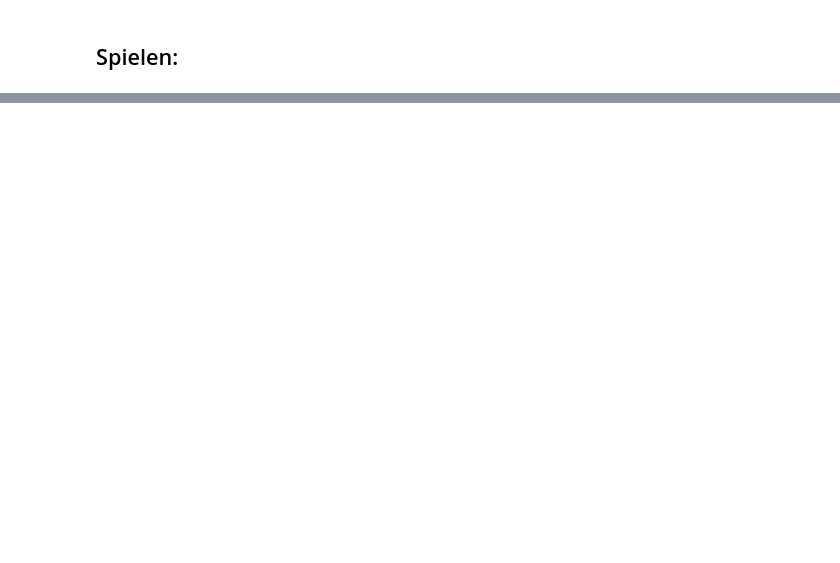
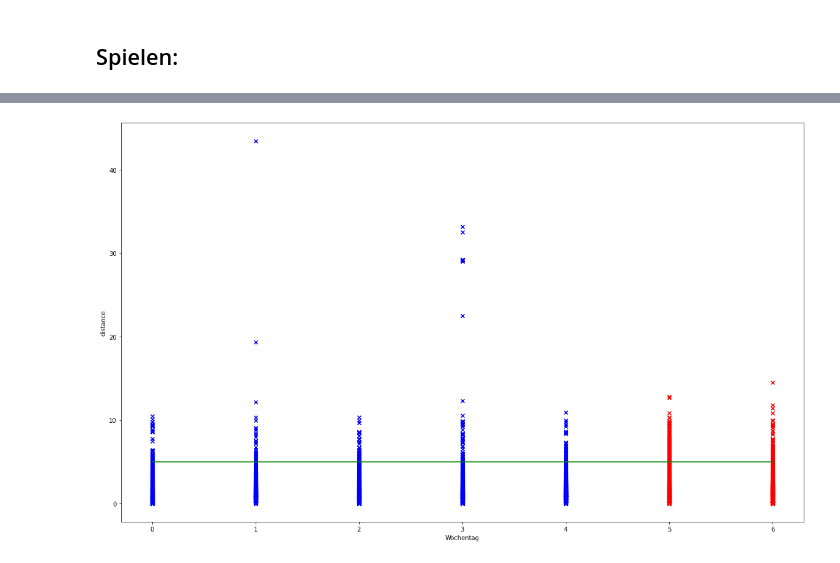
Before and after one commit to Polifka/eagle_gang, a Jupyter notebook: clustering.ipynb, the cells around one changed output, grey strips where cells are left out. Saved outputs shown, nothing was run; the diff lists cells and outputs as text; code cells hidden in the pictures; blank space fills up the shorter version.

```diff
--- a/clustering.ipynb
+++ b/clustering.ipynb
@@ -39,0 +67,22 @@ KeyError: "None of [Float64Index([ 2.6629578210697096,   2.182597844114829,  1.2
+# %%
+def weekday_cluster(yLabel):
+    plt.figure(figsize = (20,12))
+    s1 = plt.scatter(Duesseldorf_set['weekday'][Duesseldorf_set['weekday'] > 4], Duesseldorf_set[yLabel][Duesseldorf_set['weekday'] > 4], marker='x', color='red')
+    s2 = plt.scatter(Duesseldorf_set['weekday'][Duesseldorf_set['weekday'] <= 4], Duesseldorf_set[yLabel][Duesseldorf_set['weekday'] <= 4], marker='x', color='blue')
+
+    if(yLabel == 'trip_duration_hours'):
+        lineheight = 0.5
+    elif(yLabel == 'distance'):
+        lineheight = 5
+
+    y = np.zeros(1000)
+    x = np.linspace(0, 6, 1000, endpoint=True)
+
+    plt.plot(x, y + lineheight, 'g')
+
+    plt.xlabel("Wochentag")
+    plt.ylabel(yLabel)
+# %%
+weekday_cluster('distance')
+# %% [output]
+[figure, added]
```
Also changed, not shown: parts of 5 cells of this notebook.
